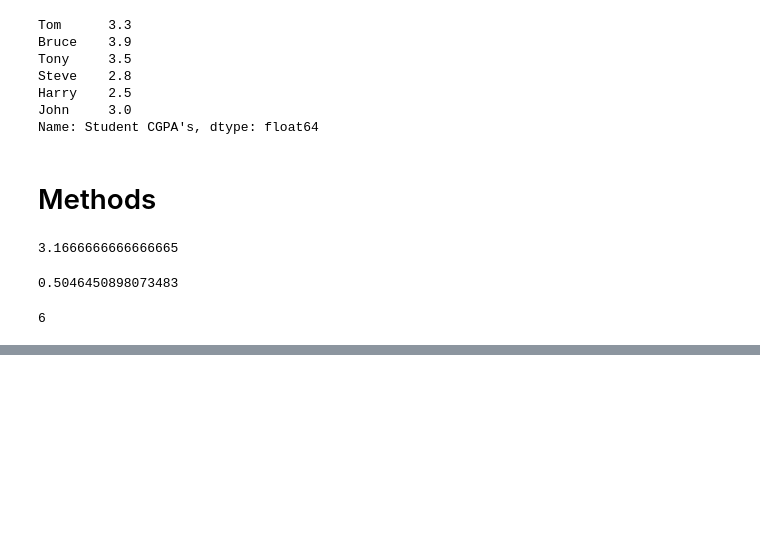
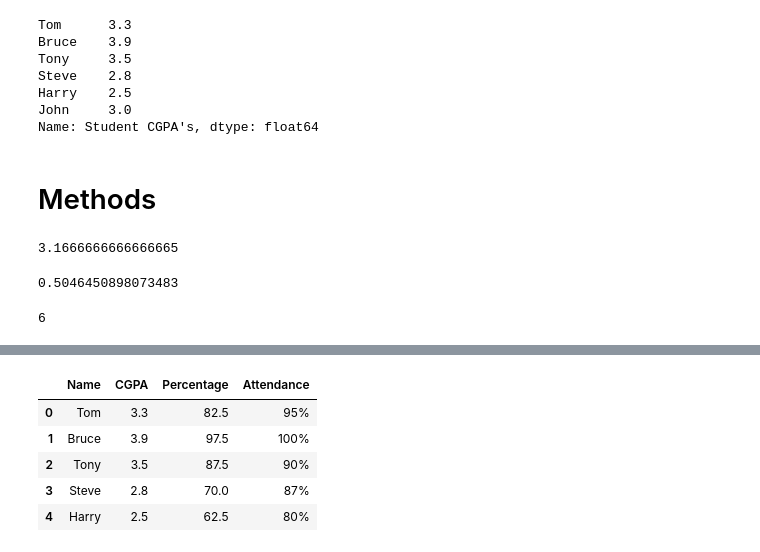
Before and after one commit to zafarlfc/Data_Analysis_Python, a Jupyter notebook: Pandas_Basics.ipynb, the cells around one changed output, grey strips where cells are left out. Saved outputs shown, nothing was run; the diff lists cells and outputs as text; code cells hidden in the pictures; blank space fills up the shorter version.

```diff
--- a/Pandas_Basics.ipynb
+++ b/Pandas_Basics.ipynb
@@ -124,0 +143,9 @@ series.count()
+# %%
+df.head()       # Top 5 rows
+# %% [output]
+|  | Name | CGPA | Percentage | Attendance |
+| 0 | Tom | 3.3 | 82.5 | 95% |
+| 1 | Bruce | 3.9 | 97.5 | 100% |
+| 2 | Tony | 3.5 | 87.5 | 90% |
+| 3 | Steve | 2.8 | 70.0 | 87% |
+| 4 | Harry | 2.5 | 62.5 | 80% |
```
Also changed, not shown: parts of 25 cells of this notebook.
